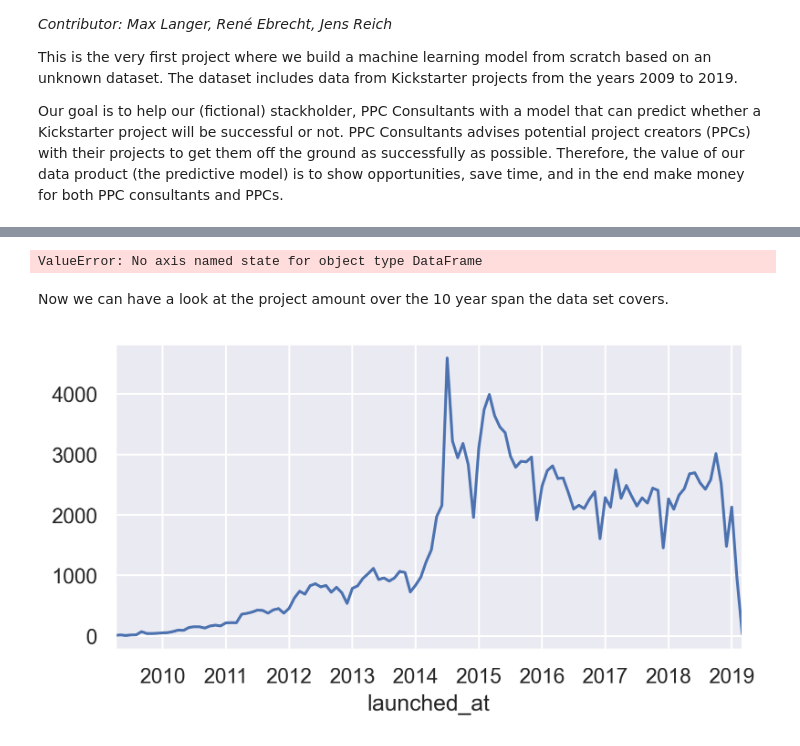
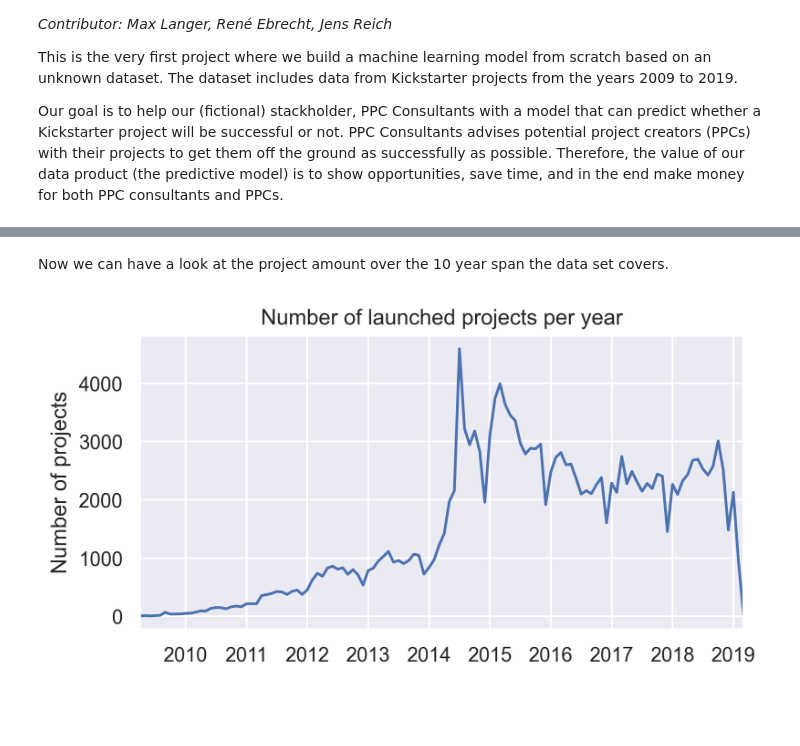
Before and after one commit to reneebrecht/ds-ml-project-kickstarter, a Jupyter notebook: EDA_max.ipynb, the cells around one changed output, grey strips where cells are left out. Cells and saved outputs as stored; diff of their text form; code cells hidden in the pictures; blank space fills up the shorter version.

Commit message:
Worked on the data cleaning and EDA.

```diff
--- a/EDA_max.ipynb
+++ b/EDA_max.ipynb
@@ -96,15 +66,12 @@ df.groupby(['launched_at_year', 'state']).count()
-# %%
-df.groupby('launched_at_year', 'state').count()
-df.query('prop_success = ')
-sns.countplot(data=df, x='launched_at_year',);
-# %% [output]
-ValueError: No axis named state for object type DataFrame
 # %% [markdown]
 Now we can have a look at the project amount over the 10 year span the data set covers.
 # %%
 # .set_index sets the launched_at as index
 # .resample aggregates time series data in this case by month (M), Y would be year
 # https://towardsdatascience.com/using-the-pandas-resample-function-a231144194c4
-df.set_index('launched_at')['category'].resample('M').count().plot();
+df.set_index('launched_at')['category'].resample('M').count().plot()
+plt.xlabel('')
+plt.ylabel('Number of projects')
+plt.title('Number of launched projects per year');
 # %% [output]
-[figure, old version]
+[figure, new version]
```
Also changed, not shown: parts of 9 cells of this notebook, 3 other files.
